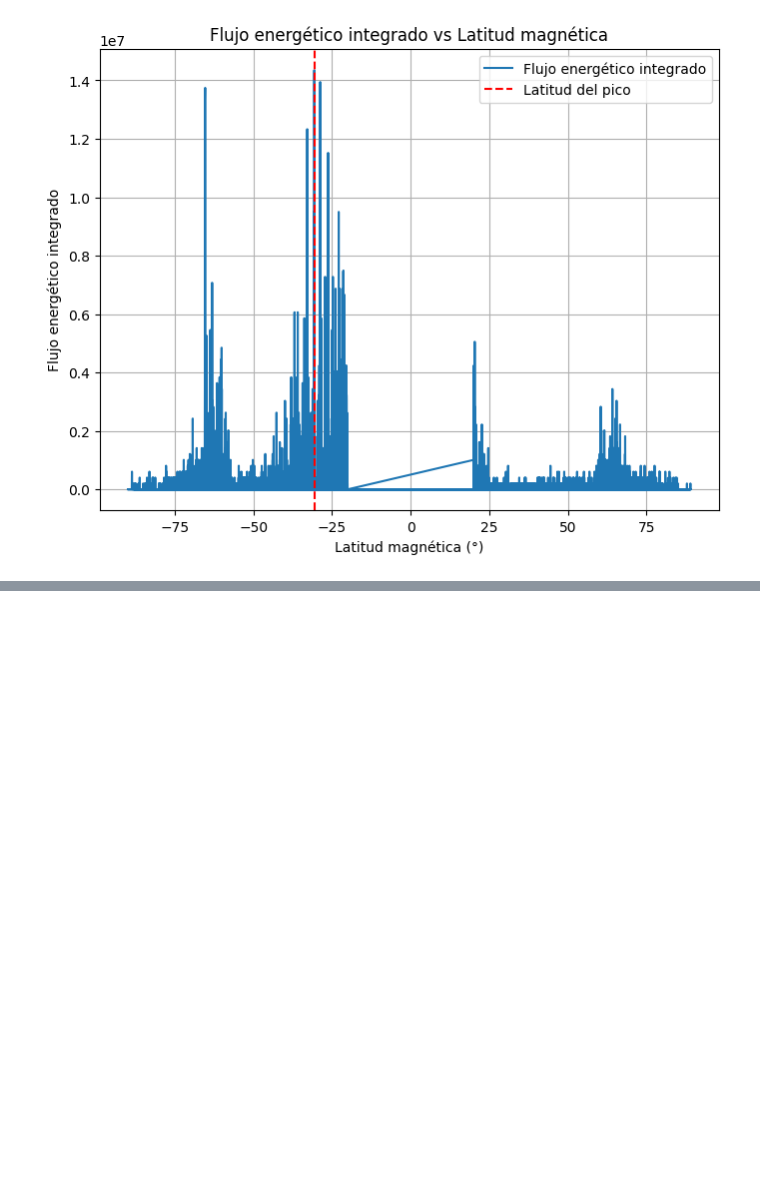
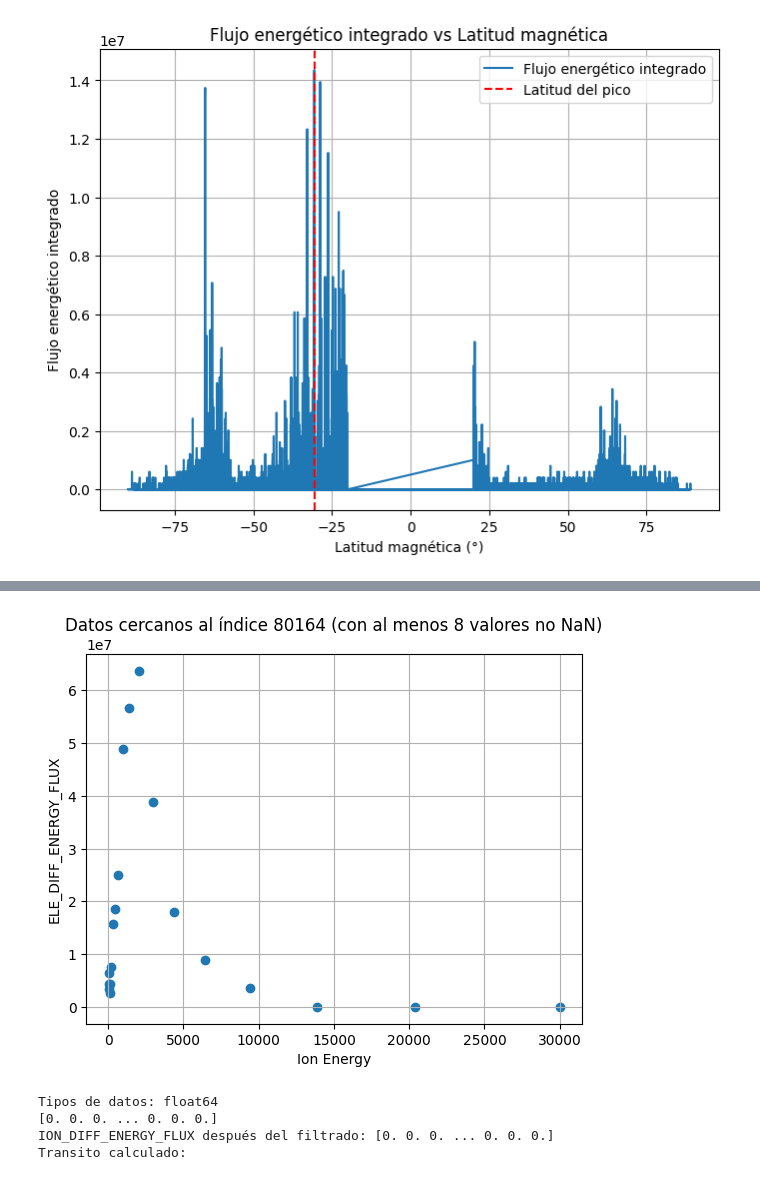
Before and after one commit to BenjaminEdwardsUsach/Proyecto_OvationPyme, a Jupyter notebook: Test03.ipynb, the cells around one changed output, grey strips where cells are left out. Cells and saved outputs as stored; diff of their text form; code cells hidden in the pictures; blank space fills up the shorter version.

```diff
--- a/Test03.ipynb
+++ b/Test03.ipynb
@@ -340,0 +456,57 @@ Latitud magnética correspondiente: 24.71°
+# %%
+plt.scatter(ion_energy,ELE_DIFF_ENERGY_FLUX[80164])
+plt.xlabel('Ion Energy')
+plt.ylabel('ELE_DIFF_ENERGY_FLUX')
+plt.title(f'Datos cercanos al índice {indice_seleccionado} (con al menos {cantidad_minima_no_nan} valores no NaN)')
+plt.grid()
+plt.show()
+# %% [output]
+[figure, added]
+# %%
+import numpy as np
+print("Tipos de datos:", ION_DIFF_ENERGY_FLUX.dtype)
+
+# Verifica que `CHANNEL_ENERGIES` y `ION_DIFF_ENERGY_FLUX` estén definidos.
+print(ION_DIFF_ENERGY_FLUX)
+
+# Define los límites de energía (Ev)
+Ec2 = CHANNEL_ENERGIES[:17]  # Energías de canal superior.
+Ec1 = CHANNEL_ENERGIES[1:18]  # Energías de canal inferior.
+
+# Calcula los anchos de las bandas energéticas
+medios = [(e2 - e1) / 2 for e1, e2 in zip(Ec1, Ec2)]
+Left = CHANNEL_ENERGIES[1] - CHANNEL_ENERGIES[0]  # Extremo izquierdo.
+Rigth = CHANNEL_ENERGIES[17] - CHANNEL_ENERGIES[16]  # Extremo derecho.
+medios.insert(0, Left)  # Añade el intervalo izquierdo.
+medios.append(Rigth)  # Añade el intervalo derecho.
+
+
+
+
+# Filtra NaNs de los datos de flujo.
+ION_DIFF_ENERGY_FLUX = np.array(ION_DIFF_ENERGY_FLUX, dtype=np.float64)
+
+
+# Filtra valores NaN y asegura que los datos sean numéricos.
+if np.any(np.isnan(ION_DIFF_ENERGY_FLUX)):
+    ION_DIFF_ENERGY_FLUX = ION_DIFF_ENERGY_FLUX[~np.isnan(ION_DIFF_ENERGY_FLUX)]
+
+print("ION_DIFF_ENERGY_FLUX después del filtrado:", ION_DIFF_ENERGY_FLUX)
+
+
+transito =[]
+
+# Continua con el cálculo
+for elem in ION_DIFF_ENERGY_FLUX:
+    transito.append(elem * np.array(medios))
+
+
+print("Transito calculado:", transito)
+
+flujo_total = np.sum(transito)
+print("Flujo total:", flujo_total)
+# %% [output]
+Tipos de datos: float64
+[0. 0. 0. ... 0. 0. 0.]
+ION_DIFF_ENERGY_FLUX después del filtrado: [0. 0. 0. ... 0. 0. 0.]
+Transito calculado:
```
Also changed, not shown: parts of 4 cells of this notebook.
